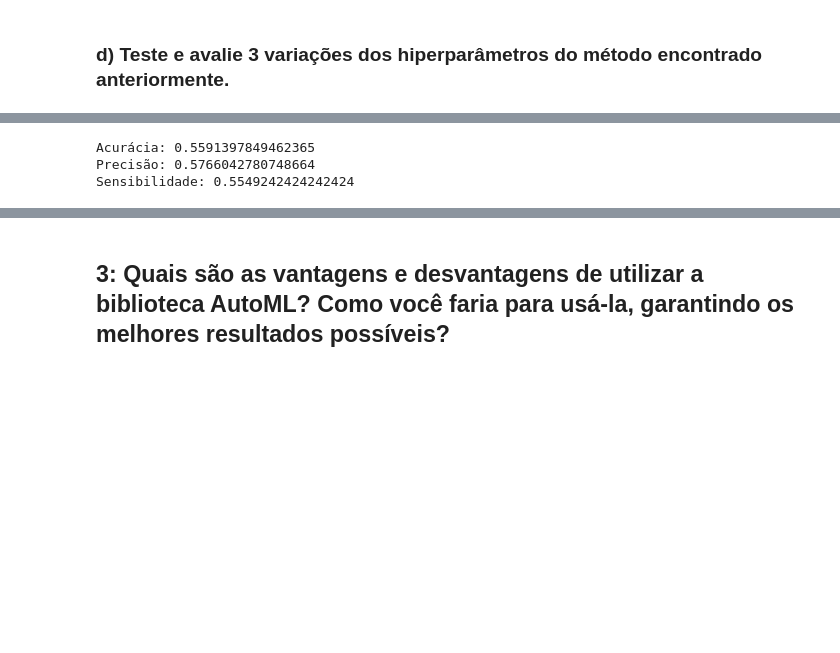
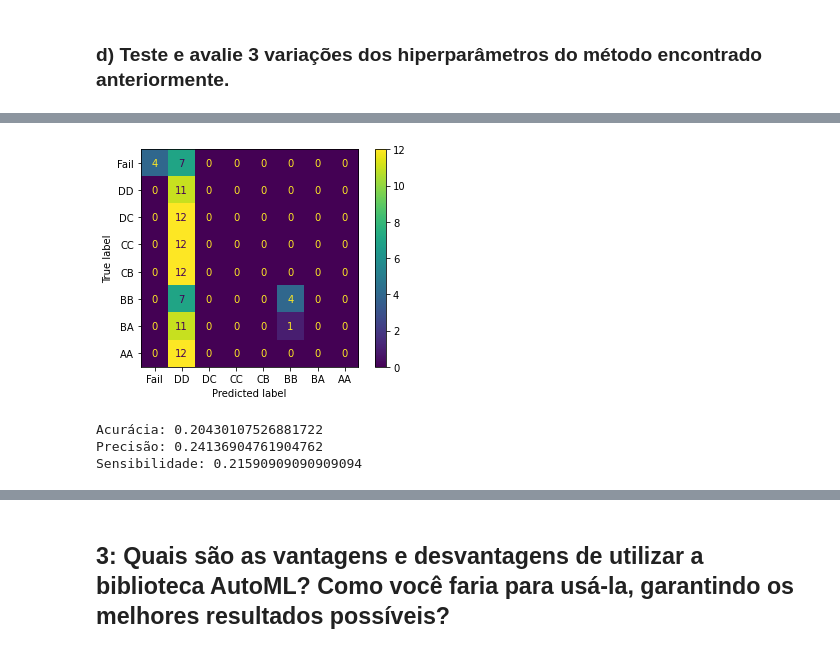
Before and after one commit to hyoretsu/ia, a Jupyter notebook: prova2.ipynb, the cells around one changed output, grey strips where cells are left out. Cells and saved outputs as stored; diff of their text form; code cells hidden in the pictures; blank space fills up the shorter version.

```diff
--- a/prova2.ipynb
+++ b/prova2.ipynb
@@ -197,19 +300,22 @@ Para os testes, mudaremos o tipo de kernel utilizado.
 from sklearn.svm import SVC
 
 params = [origParams.copy(), origParams.copy(), origParams.copy()]
-
-params[0].update({"kernel": "linear"})
-params[1].update({"kernel": "poly"})
-params[2].update({"kernel": "precomputed"})
 # %%
+params[0].update({"C": 0.1})
+
 svc = SVC(**params[0])
 svc.fit(x_train, y_train)
 results = svc.predict(x_test)
 
+cm3 = confusion_matrix(y_test, results)
+ConfusionMatrixDisplay(confusion_matrix=cm3, display_labels=classes).plot()
+plt.show()
+
 print(f"Acurácia: {accuracy_score(y_test, results)}")
 print(f"Precisão: {precision_score(y_test, results, average='macro')}")
 print(f"Sensibilidade: {recall_score(y_test, results, average='macro')}")
 # %% [output]
+[figure, added]
-Acurácia: 0.5591397849462365
-Precisão: 0.5766042780748664
-Sensibilidade: 0.5549242424242424
+Acurácia: 0.20430107526881722
+Precisão: 0.24136904761904762
+Sensibilidade: 0.21590909090909094
```
Also changed, not shown: parts of 46 cells of this notebook, 2 other files.
